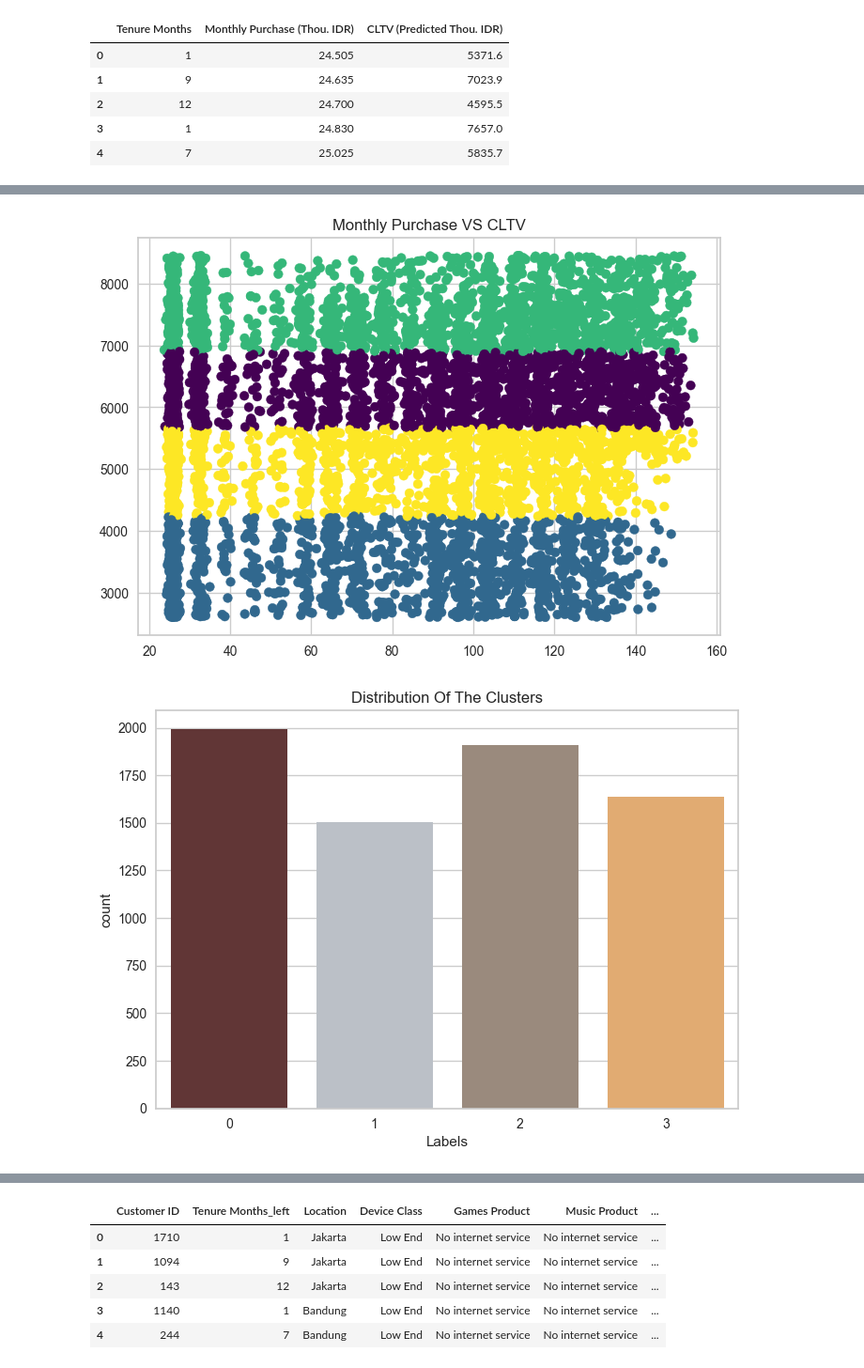
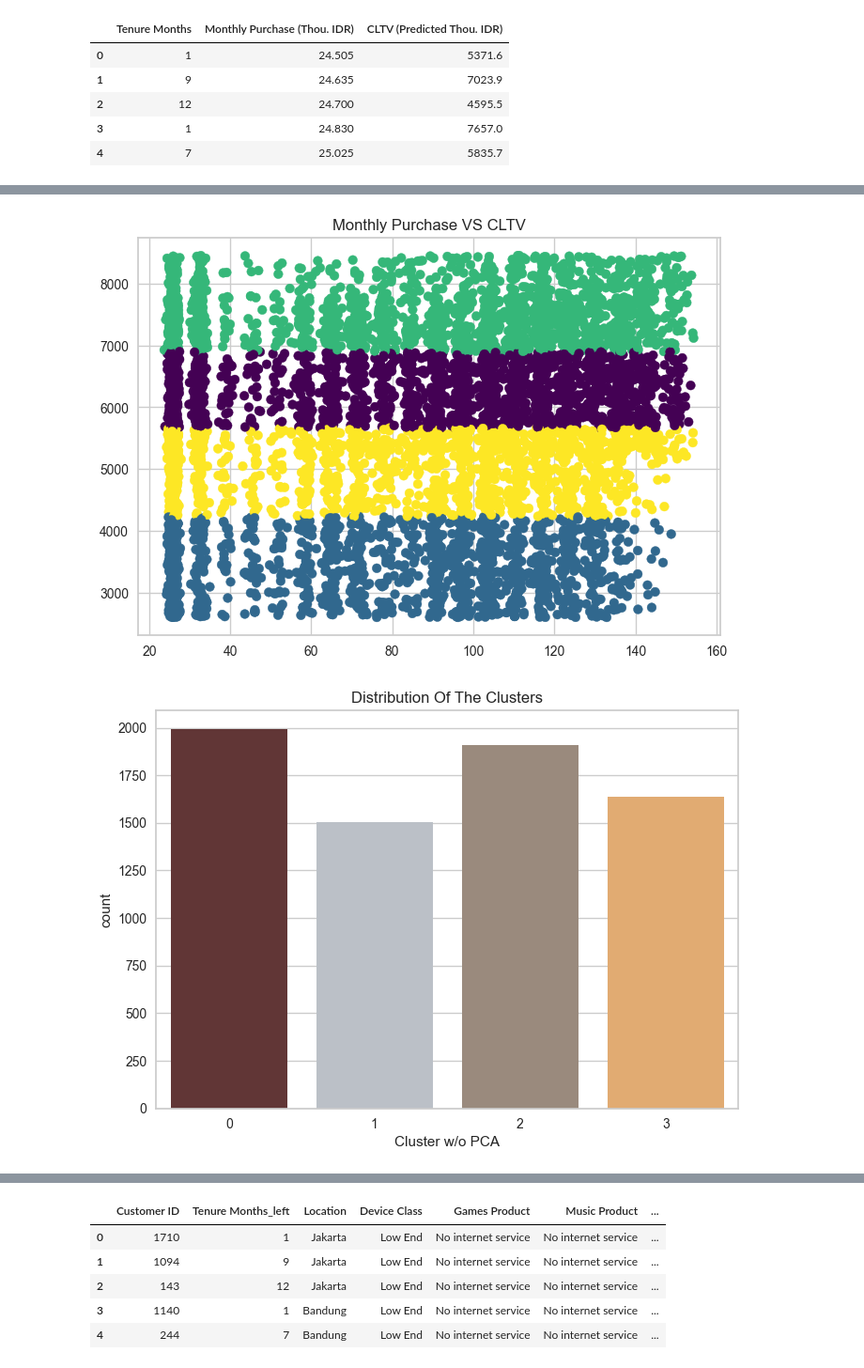
Before and after one commit to whisnumurtyga/dsw-second-guess, a Jupyter notebook: code/clustering.ipynb, the cells around one changed output, grey strips where cells are left out. Shown at 94% size. Saved outputs shown, nothing was run; the diff lists cells and outputs as text; code cells hidden in the pictures.

```diff
--- a/code/clustering.ipynb
+++ b/code/clustering.ipynb
@@ -88,21 +88,21 @@ km3 = KMeans(n_clusters=4).fit(X)
 X['Cluster w/o PCA'] = km3.labels_
 # %%
 # Membuat scatter plot
-plt.scatter(x=X['Monthly Purchase (Thou. IDR)'], y=X['CLTV (Predicted Thou. IDR)'], c=X['Labels'], cmap='viridis')
+plt.scatter(x=X['Monthly Purchase (Thou. IDR)'], y=X['CLTV (Predicted Thou. IDR)'], c=X['Cluster w/o PCA'], cmap='viridis')
 # Menambahkan judul
 plt.title('Monthly Purchase VS CLTV')
 # Menampilkan plot
 plt.show()
 # %% [output]
-[figure, old version]
+[figure, new version]
 # %%
 #Plotting countplot of clusters
 pal = ["#682F2F","#B9C0C9", "#9F8A78","#F3AB60"]
-pl = sns.countplot(x=X["Labels"], palette= pal)
+pl = sns.countplot(x=X["Cluster w/o PCA"], palette= pal)
 pl.set_title("Distribution Of The Clusters")
 plt.show()
 # %% [output]
-[figure, old version]
+[figure, new version]
 # %%
 X
 # %% [output]
```
Also changed, not shown: parts of 18 cells of this notebook.
